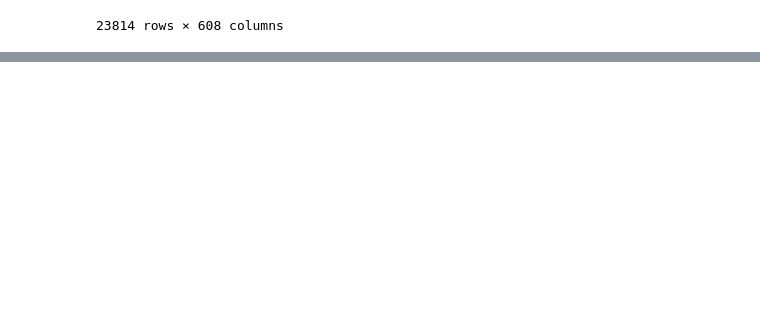
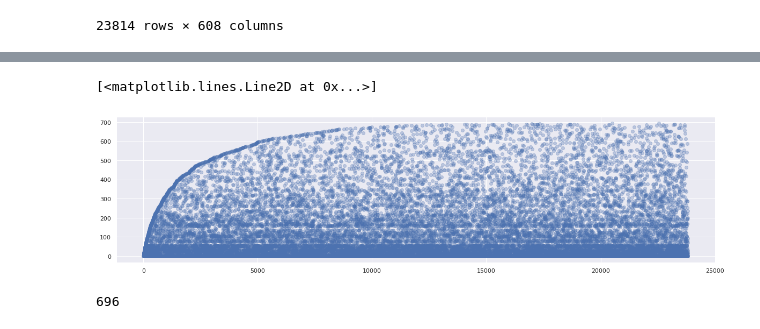
Before and after one commit to fkubota/kaggle-Mechanisms-of-Action-MoA-Prediction, a Jupyter notebook: nb/003_eda_grouping.ipynb, the cells around one changed output, grey strips where cells are left out. Saved outputs shown, nothing was run; the diff lists cells and outputs as text; code cells hidden in the pictures; blank space fills up the shorter version.

```diff
--- a/nb/003_eda_grouping.ipynb
+++ b/nb/003_eda_grouping.ipynb
@@ -62,19 +63,30 @@ groups = np.zeros(len(all_target))
 # %%
+id_ = -1
+groups = np.zeros(len(all_target)) -1
 for idx_base in progress_bar(range(len(all_target))):
     base = all_target.iloc[idx_base, :].values
     group = groups[idx_base]
 
-    if group != 0:
-        continue
-    if idx_base == 0:
+    if group != -1:
         continue
 
-    group += 1
-    for idx in range(len(all_target)):
-        row = all_target.iloc[idx, :].values
-        diff = idx_base,np.sum(row - base)
-        if diff == 0:
-            print(diff, group)
-            groups[idx] = group
+    id_ += 1
+    bools = np.sum(np.abs(all_target - base), axis=1) == 0
+    groups[bools] = id_
+#     for idx in range(len(all_target)):
+#         row = all_target.iloc[idx, :].values
+#         diff = np.sum(np.abs(row - base))
+#         if diff == 0:
+#             groups[idx] = id_
 # %% [output]
 [interactive output not drawn]
+# %%
+plt.figure(figsize=(20, 5))
+plt.plot(groups, 'o', alpha=0.3)
+# %% [output]
+[<matplotlib.lines.Line2D at 0x...>]
+[figure, added]
+# %%
+len(np.unique(groups))
+# %% [output]
+696
```
Also changed, not shown: parts of 9 cells of this notebook, 1 other file.
